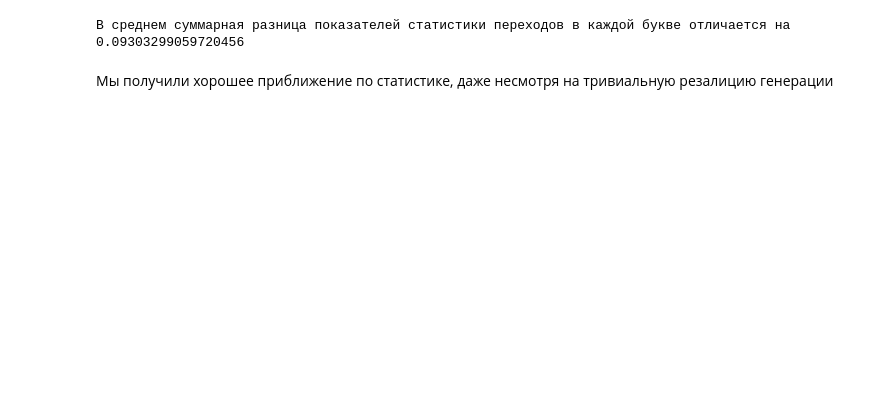
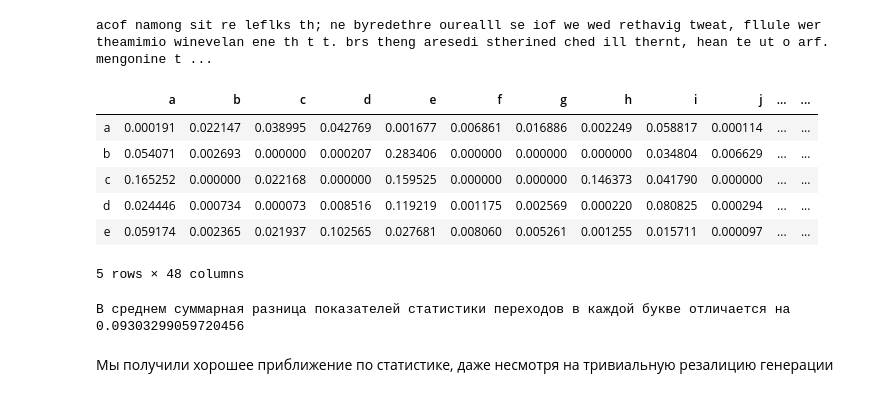
Before and after one commit to MShepelin/ITNotebooks, a Jupyter notebook: LogginAndPatterns.ipynb, the cells around one changed output. Saved outputs shown, nothing was run; the diff lists cells and outputs as text; code cells hidden in the pictures; blank space fills up the shorter version.

```diff
--- a/LogginAndPatterns.ipynb
+++ b/LogginAndPatterns.ipynb
@@ -111,6 +134,18 @@ gen_connections = prepare_connections_table(gen_text)
 
 # Найдем модуль разницы
 delta = (gen_connections - original_connections).abs()
+# %%
+print(gen_text[4000:5000])
+gen_connections.head()
+# %% [output]
+acof namong sit re leflks th; ne byredethre ourealll se iof we wed rethavig tweat, fllule wer theamimio winevelan ene th t t. brs theng aresedi stherined ched ill thernt, hean te ut o arf. mengonine t ...
+|  | a | b | c | d | e | f | g | h | i | j | ... | ... |
+| a | 0.000191 | 0.022147 | 0.038995 | 0.042769 | 0.001677 | 0.006861 | 0.016886 | 0.002249 | 0.058817 | 0.000114 | ... | ... |
+| b | 0.054071 | 0.002693 | 0.000000 | 0.000207 | 0.283406 | 0.000000 | 0.000000 | 0.000000 | 0.034804 | 0.006629 | ... | ... |
+| c | 0.165252 | 0.000000 | 0.022168 | 0.000000 | 0.159525 | 0.000000 | 0.000000 | 0.146373 | 0.041790 | 0.000000 | ... | ... |
+| d | 0.024446 | 0.000734 | 0.000073 | 0.008516 | 0.119219 | 0.001175 | 0.002569 | 0.000220 | 0.080825 | 0.000294 | ... | ... |
+| e | 0.059174 | 0.002365 | 0.021937 | 0.102565 | 0.027681 | 0.008060 | 0.005261 | 0.001255 | 0.015711 | 0.000097 | ... | ... |
+5 rows × 48 columns
 # %%
 print("В среднем суммарная разница показателей статистики переходов в каждой букве отличается на",
       abs((delta.sum(axis=1)).mean()))
```
Also changed, not shown: parts of 6 cells of this notebook.
